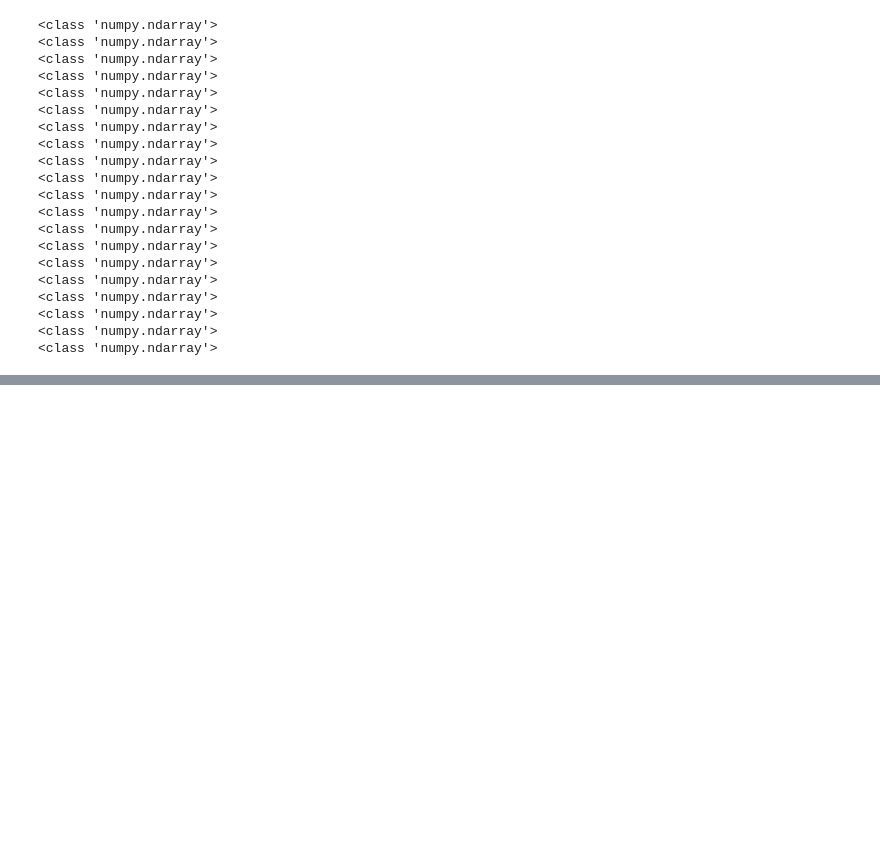
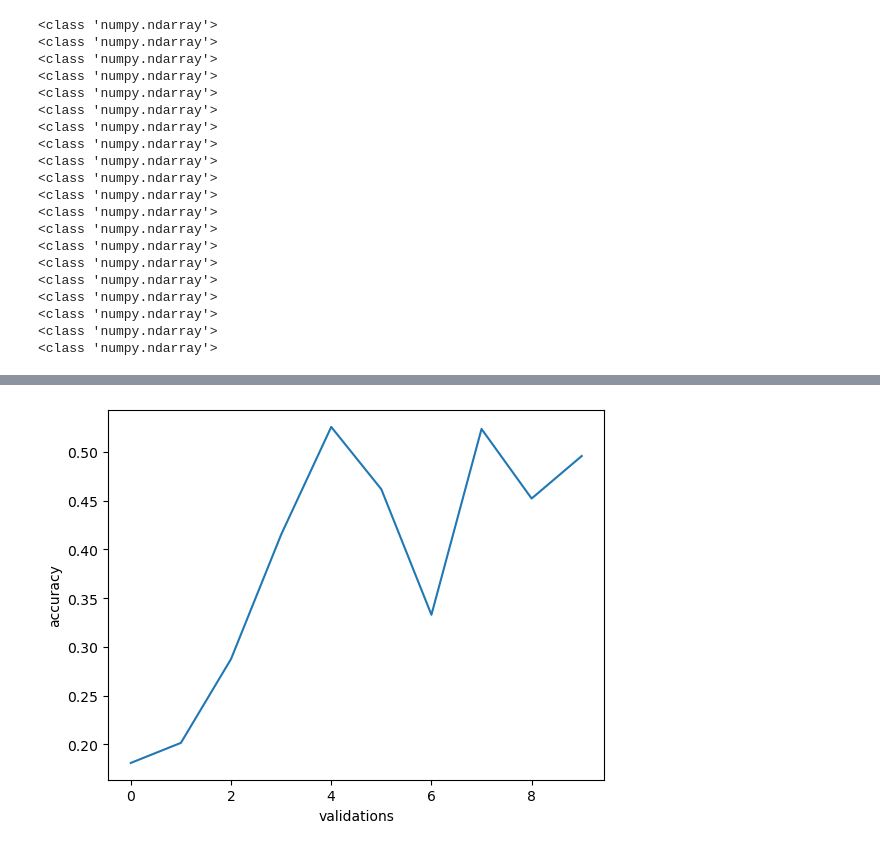
Before and after one commit to juancarlos285/urban-sound-classifier, a Jupyter notebook: ml_models.ipynb, the cells around one changed output, grey strips where cells are left out. Cells and saved outputs as stored; diff of their text form; code cells hidden in the pictures; blank space fills up the shorter version.

```diff
--- a/ml_models.ipynb
+++ b/ml_models.ipynb
@@ -529,0 +504,4 @@ model.save("urban_sound_classifier.h5")
+# %%
+sns.lineplot(x = range(len(accuracy)), y = accuracy).set(xlabel = 'validations', ylabel = 'accuracy');
+# %% [output]
+[figure, added]
```
Also changed, not shown: parts of 4 cells of this notebook.
